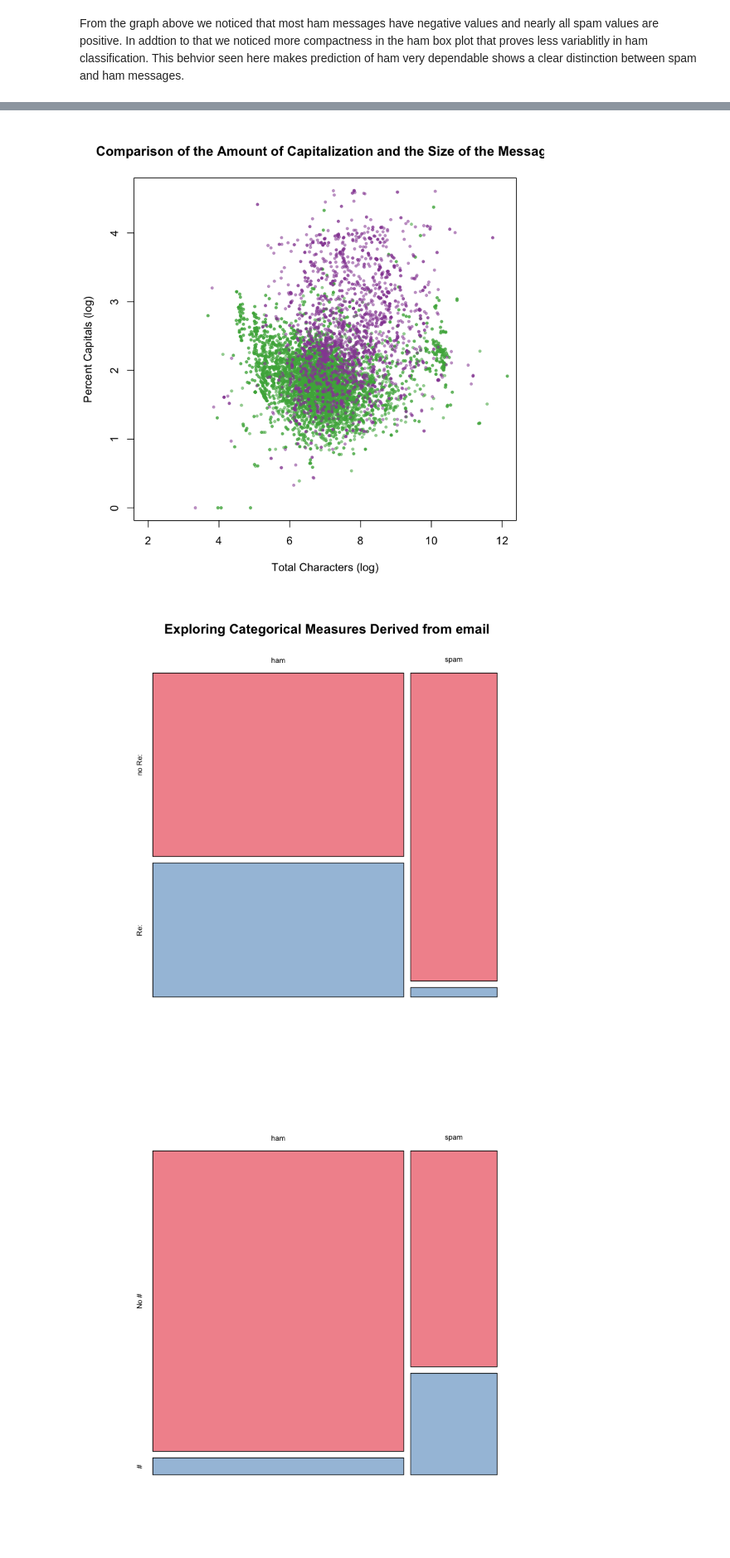
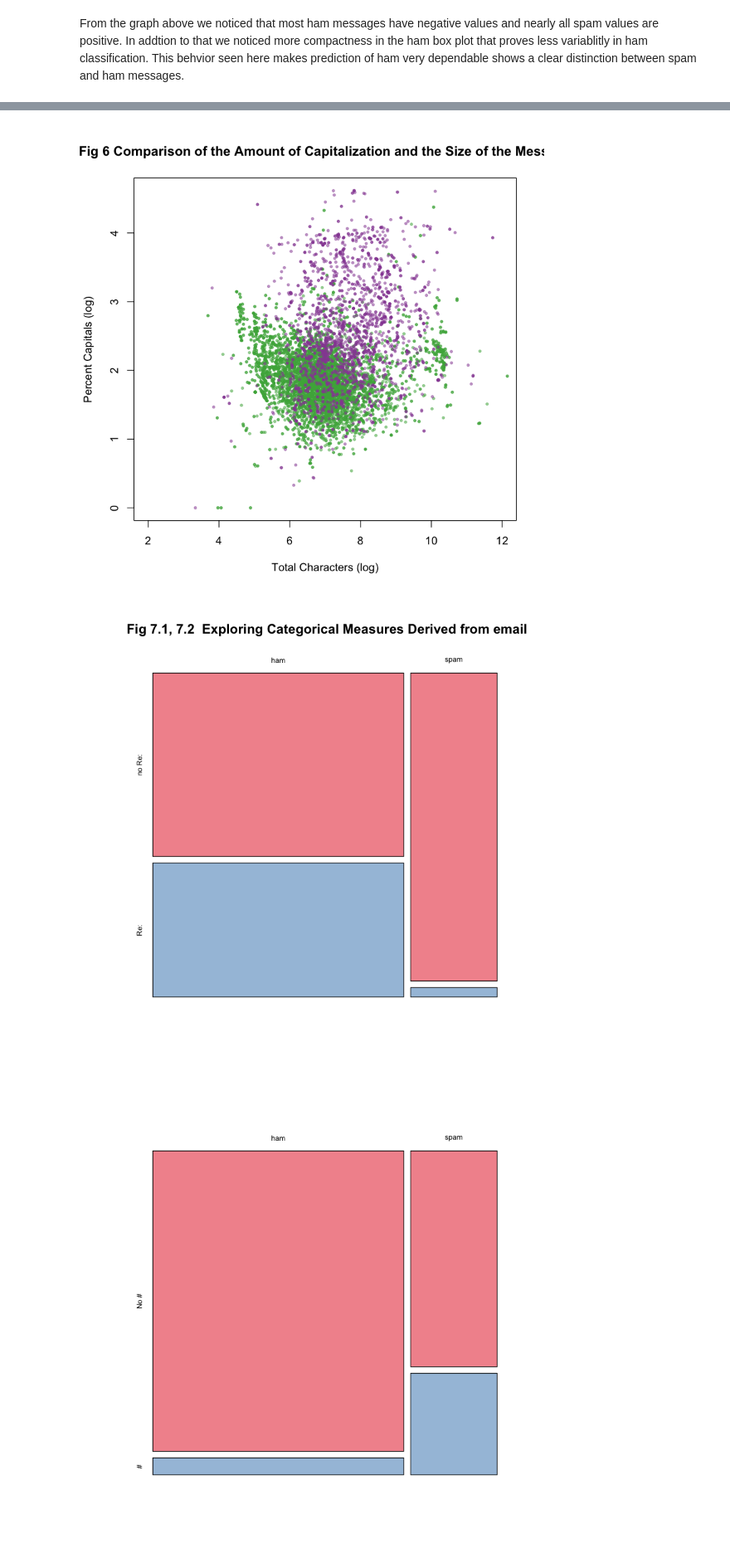
Before and after one commit to kjprice/smu-quantifying-the-world, a Jupyter notebook: CaseStudy3/Question20.ipynb, the cells around one changed output, grey strips where cells are left out. Shown at 83% size. Saved outputs shown, nothing was run; the diff lists cells and outputs as text; code cells hidden in the pictures.

```diff
--- a/CaseStudy3/Question20.ipynb
+++ b/CaseStudy3/Question20.ipynb
@@ -195,21 +197,21 @@ colI = c("#4DAF4A80", "#984EA380")
 logBodyCharCt = log(1 + emailDF$bodyCharCt)
 logPerCaps = log(1 + emailDF$perCaps)
 plot(logPerCaps ~ logBodyCharCt, xlab = "Total Characters (log)",
-     main = "Comparison of the Amount of Capitalization and the Size of the Message",
+     main = "Fig 6 Comparison of the Amount of Capitalization and the Size of the Message",
      ylab = "Percent Capitals (log)",
      col = colI[1 + emailDF$isSpam],
      xlim = c(2,12), pch = 19, cex = 0.5)
 # %% [output]
-[figure, old version]
+[figure, new version]
 # %%
 # "re:" occurs more in ham than in spam messages
 
 colM = c("#E41A1C80", "#377EB880")
 isRe = factor(emailDF$isRe, labels = c("no Re:", "Re:"))
-mosaicplot(table(isSpamLabs, isRe), main = " Exploring Categorical Measures Derived from email",
+mosaicplot(table(isSpamLabs, isRe), main = " Fig 7.1, 7.2  Exploring Categorical Measures Derived from email",
            xlab = "", ylab = "", color = colM)
 # %% [output]
-[figure, old version]
+[figure, new version]
 # %%
 # sender email address has numbers at the end more often in spam than ham
 
```
Also changed, not shown: parts of 7 cells of this notebook.
